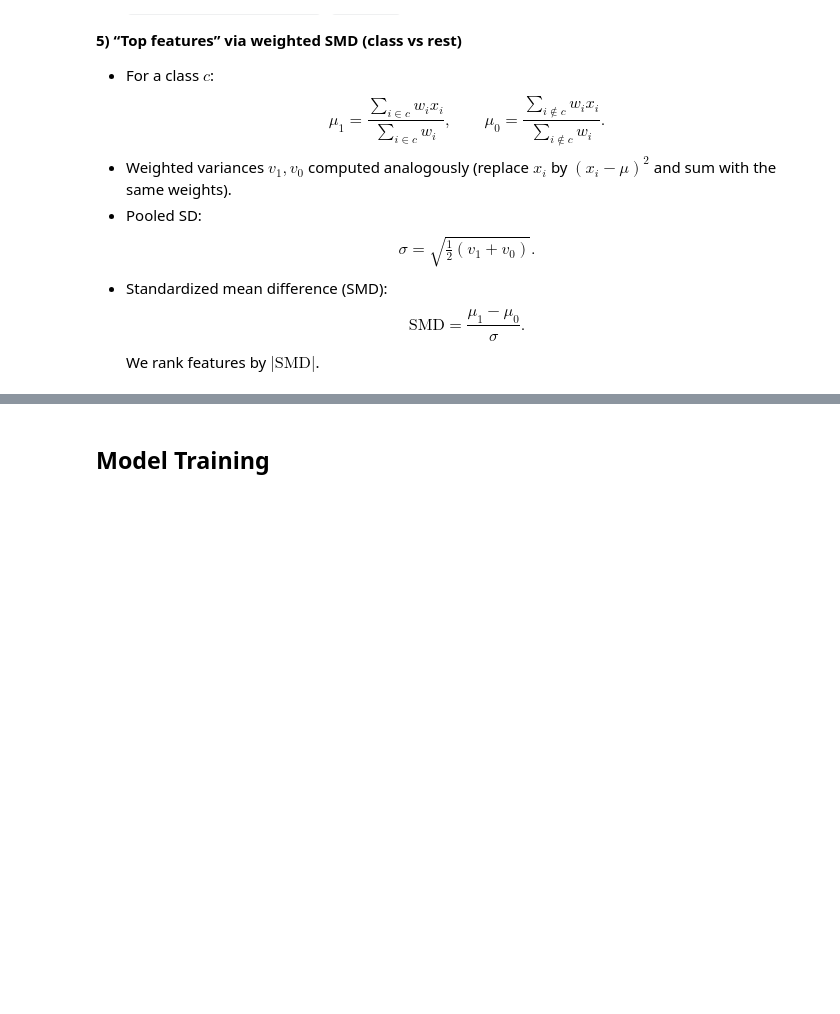
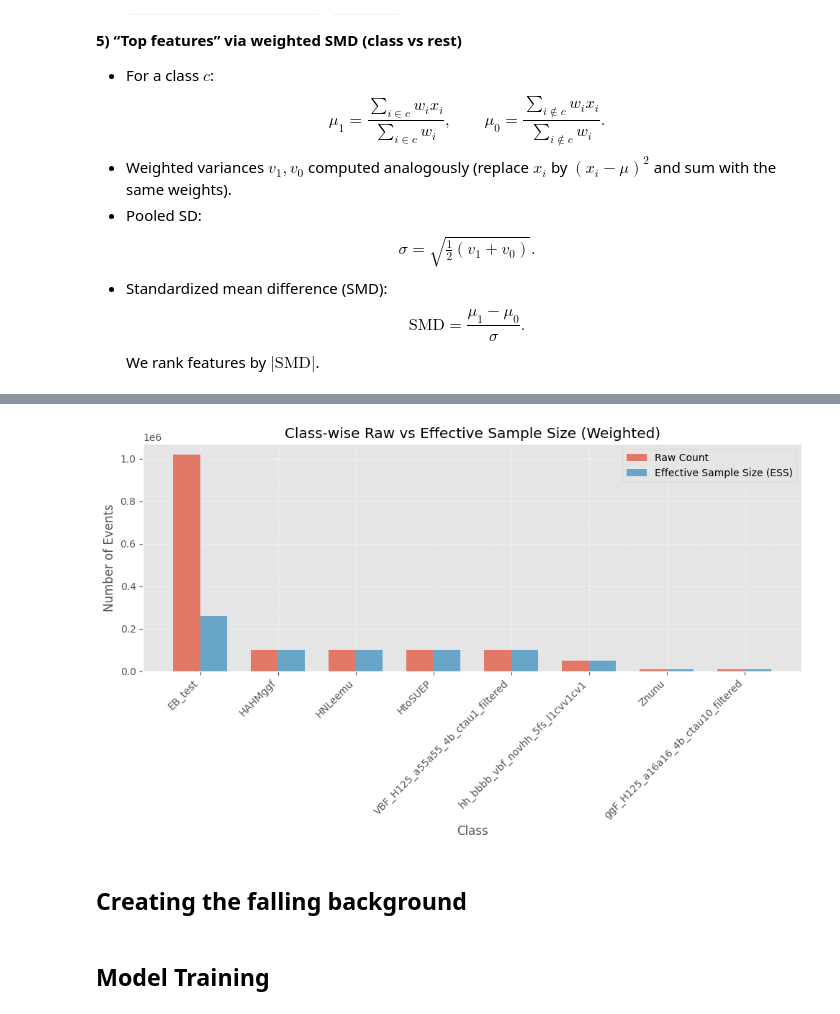
Before and after one commit to raktim711/AIMS-project---Anomaly-Detection, a Jupyter notebook: exploratory_work.ipynb, the cells around one changed output, grey strips where cells are left out. Cells and saved outputs as stored; diff of their text form; code cells hidden in the pictures; blank space fills up the shorter version.

```diff
--- a/exploratory_work.ipynb
+++ b/exploratory_work.ipynb
@@ -912,0 +939,76 @@ Short answer: each row’s `weight` is used as a multiplicative sample weight wh
+# %%
+# ---------------------------------------------------------
+# Function: Kish Effective Sample Size
+# ---------------------------------------------------------
+def effective_sample_size_from_weights(w):
+    """Compute effective sample size (ESS) using Kish's formula."""
+    w = np.asarray(w, dtype=float)
+    w = w[np.isfinite(w)]  # remove NaN / inf
+    sum_w = np.sum(w)
+    sum_w2 = np.sum(w**2)
+    return (sum_w ** 2) / sum_w2 if sum_w2 > 0 else 0.0
+
+
+# ---------------------------------------------------------
+# Overall Effective Sample Size
+# ---------------------------------------------------------
+weights = combined_hlt_df['weight']
+sum_w = weights.sum()
+sum_w2 = np.sum(weights**2)
+n_eff_overall = (sum_w ** 2) / sum_w2 if sum_w2 > 0 else 0.0
+
+print(f"\nOverall Effective Sample Size (ESS): {n_eff_overall:,.0f}")
+print(f"Raw event count: {len(weights):,}")
+print(f"Sum of weights: {sum_w:,.2f}")
+print(f"Sum of weights²: {sum_w2:,.2f}\n")
+
+
+# ---------------------------------------------------------
+# Per-Class Effective Sample Size
+# ---------------------------------------------------------
+per_class_stats = (
+    combined_hlt_df
+    .groupby('target', group_keys=False, observed=True)   # safer grouping
+    .apply(lambda g: pd.Series({
+        'count': len(g),
+        'sum_w': g['weight'].sum(),
+        'sum_w2': (g['weight']**2).sum(),
+        'ESS': effective_sample_size_from_weights(g['weight'])
+    }), include_groups=False)
+    .sort_values('ESS', ascending=False)
+)
+
+# Add a normalized ESS metric (ESS / raw count)
+per_class_stats['ESS_per_count'] = per_class_stats['ESS'] / per_class_stats['count']
+
+# Display neatly
+pd.set_option('display.float_format', '{:,.2f}'.format)
+print(per_class_stats)
+
+# ---------------------------------------------------------
+# Plot: Raw count vs Effective Sample Size
+# ---------------------------------------------------------
+fig, ax = plt.subplots(figsize=(10, 6))
+
+x = np.arange(len(per_class_stats))
+width = 0.35  # bar width
+
+ax.bar(x - width/2, per_class_stats['count'], width, label='Raw Count', alpha=0.7)
+ax.bar(x + width/2, per_class_stats['ESS'], width, label='Effective Sample Size (ESS)', alpha=0.7)
+
+ax.set_xticks(x)
+ax.set_xticklabels(per_class_stats.index, rotation=45, ha='right')
+ax.set_xlabel('Class')
+ax.set_ylabel('Number of Events')
+ax.set_title('Class-wise Raw vs Effective Sample Size (Weighted)')
+ax.legend()
+ax.grid(True, linestyle='--', alpha=0.6)
+
+plt.tight_layout()
+plt.show()
+
+# ---------------------------------------------------------
+# Optional: save stats
+# ---------------------------------------------------------
+# per_class_stats.to_csv("effective_sample_sizes.csv")
+# %% [output]
@@ -913,3 +1032,6 @@ Short answer: each row’s `weight` is used as a multiplicative sample weight wh
+[figure, added]
+# %% [markdown]
+## Creating the falling background
 # %% [markdown]
 ## Model Training
 # %% [markdown]
```
Also changed, not shown: parts of 24 cells of this notebook.
